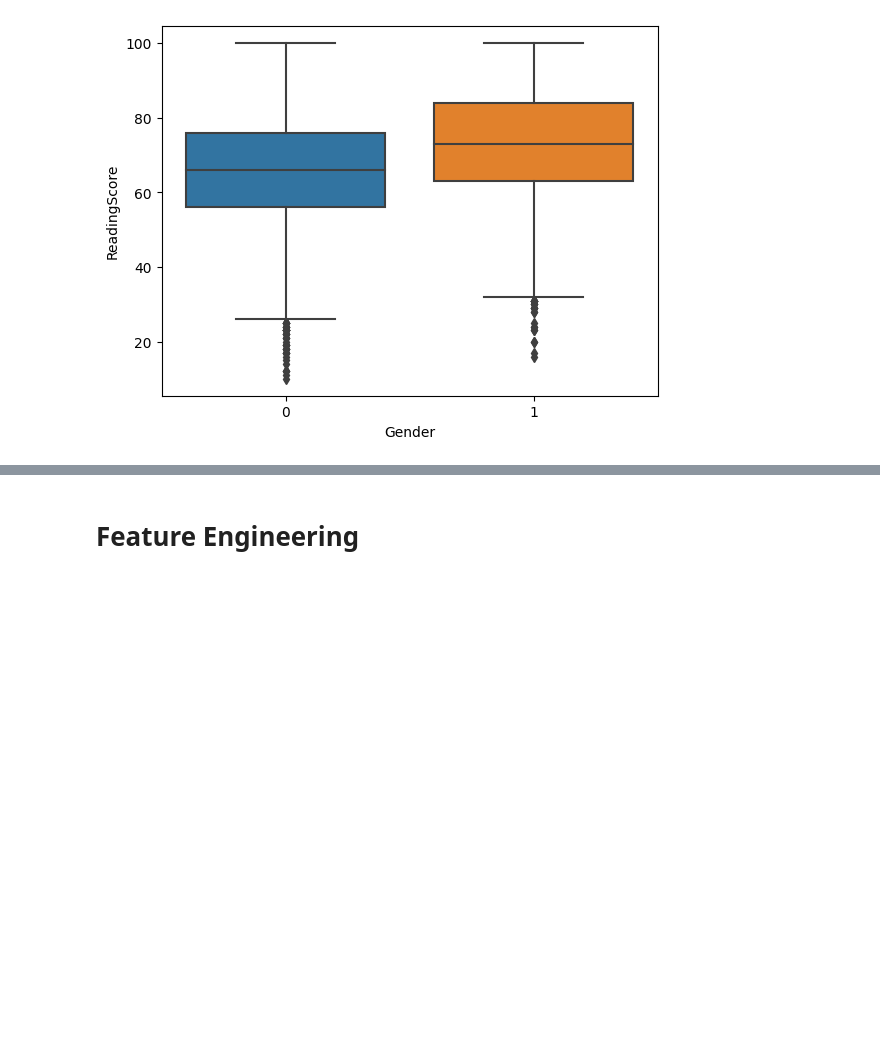
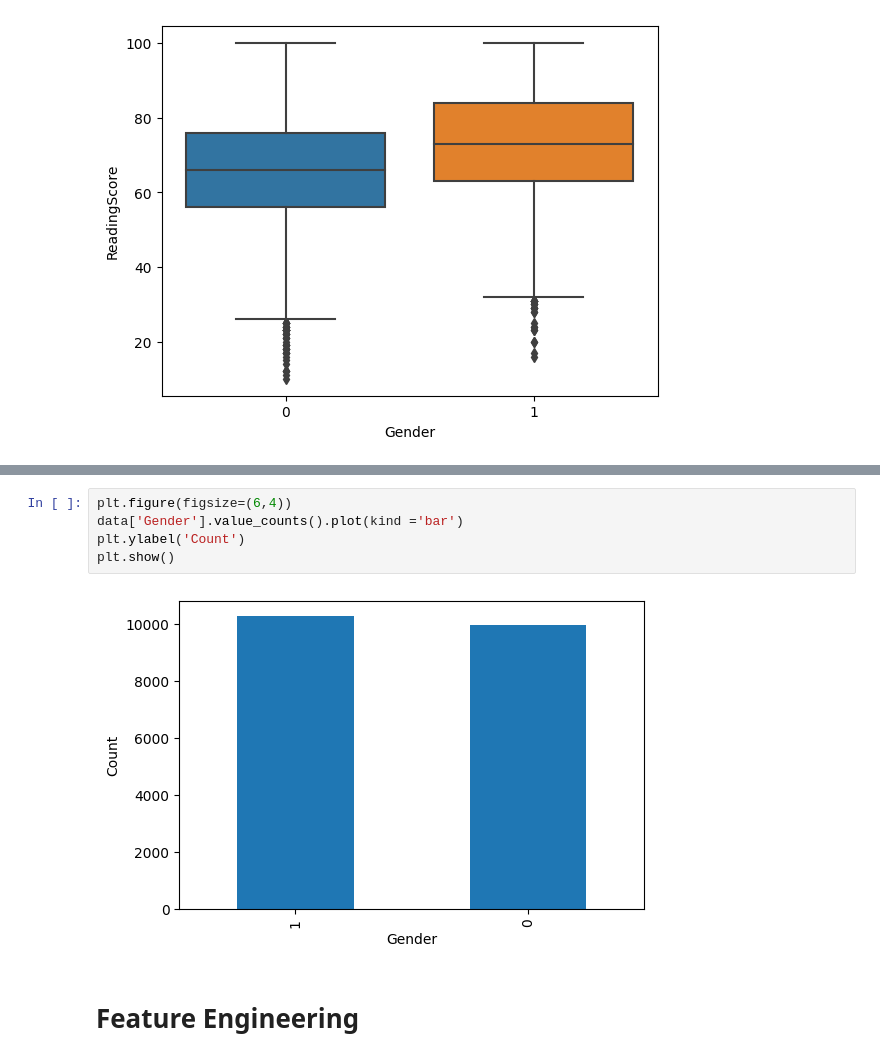
Before and after one commit to pprakriti24/Machine-learning-regression, a Jupyter notebook: Student Exam Scores.ipynb, the cells around one changed output, grey strips where cells are left out. Drawn from its saved outputs; the diff is of its cells as text; blank space fills up the shorter version.

```diff
--- a/Student Exam Scores.ipynb
+++ b/Student Exam Scores.ipynb
@@ -353,3 +360,10 @@ plt.show()
+# %%
+plt.figure(figsize=(6,4))
+data['Gender'].value_counts().plot(kind ='bar')
+plt.ylabel('Count')
+plt.show()
+# %% [output]
+[figure, added]
 # %% [markdown]
 # Feature Engineering
 # %%
```
Also changed, not shown: parts of 5 cells of this notebook.
